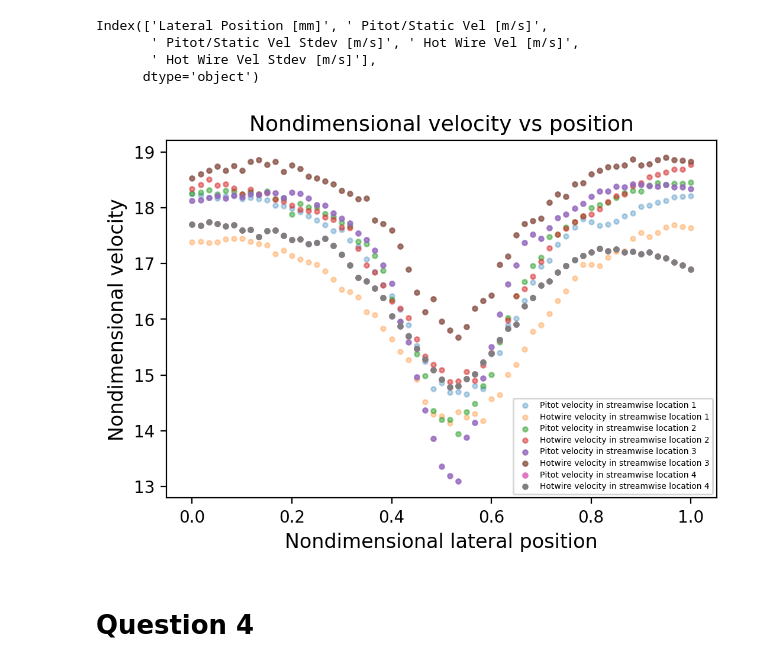
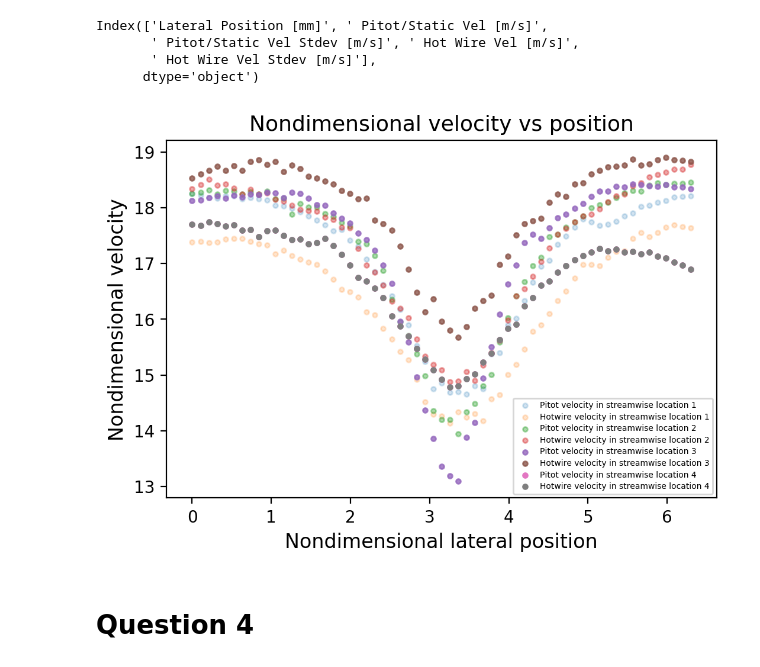
Before and after one commit to RandyChen233/AE460-aerodynamics-propulsion-Lab, a Jupyter notebook: lab4/data_processing_clean.ipynb, the cells around one changed output. Cells and saved outputs as stored; diff of their text form; code cells hidden in the pictures.

```diff
--- a/lab4/data_processing_clean.ipynb
+++ b/lab4/data_processing_clean.ipynb
@@ -127,41 +127,41 @@ y0_1 =velocity1['Lateral Position [mm]'][np.argmin(velocity1['Lateral Position [
 y0_2 =velocity1['Lateral Position [mm]'][np.argmin(velocity2['Lateral Position [mm]'])]
 y0_3 =velocity1['Lateral Position [mm]'][np.argmin(velocity3['Lateral Position [mm]'])]
 y0_4 =velocity1['Lateral Position [mm]'][np.argmin(velocity4['Lateral Position [mm]'])]
-D = 120 #mm
+D = 19.05 #mm, diameter of the larger cylinder
 #will be used to normalzie lateral location
 # %%
 #comment: should I use scatter plot or line plot???
 plt.figure(dpi=200)
 plt.scatter((velocity1['Lateral Position [mm]']-y0_1)/D,velocity1[' Pitot/Static Vel [m/s]'],\
-            label='Pitot velocity in streamwise location 1',s=8,alpha=0.3);
+            label='Pitot velocity in streamwise location 1',s=8,alpha=0.2);
 
 plt.scatter((velocity1['Lateral Position [mm]']-y0_1)/D,velocity1[' Hot Wire Vel [m/s]'],\
-            label='Hotwire velocity in streamwise location 1',s=8,alpha=0.3);
+            label='Hotwire velocity in streamwise location 1',s=8,alpha=0.2);
 
 plt.scatter((velocity2['Lateral Position [mm]']-y0_2)/D,velocity2[' Pitot/Static Vel [m/s]'],\
-            label='Pitot velocity in streamwise location 2',s=8,alpha=0.5);
+            label='Pitot velocity in streamwise location 2',s=8,alpha=0.4);
 
 plt.scatter((velocity2['Lateral Position [mm]']-y0_2)/D,velocity2[' Hot Wire Vel [m/s]'],\
-            label='Hotwire velocity in streamwise location 2',s=8,alpha=0.5);
+            label='Hotwire velocity in streamwise location 2',s=8,alpha=0.4);
 
 plt.scatter((velocity3['Lateral Position [mm]']-y0_3)/D,velocity3[' Pitot/Static Vel [m/s]'],\
             label='Pitot velocity in streamwise location 3',s=8,alpha=0.8);
 
 plt.scatter((velocity3['Lateral Position [mm]']-y0_3)/D,velocity3[' Hot Wire Vel [m/s]'],\
             label='Hotwire velocity in streamwise location 3',s=8,alpha=0.8);
 
 plt.scatter((velocity4['Lateral Position [mm]']-y0_4)/D,velocity4[' Hot Wire Vel [m/s]'],\
             label='Pitot velocity in streamwise location 4',s=8);
 
 plt.scatter((velocity4['Lateral Position [mm]']-y0_4)/D,velocity4[' Hot Wire Vel [m/s]'],\
             label='Hotwire velocity in streamwise location 4',s=8);
 
 plt.legend(loc='lower right',prop={'size': 5},labelspacing=0.4);
 plt.xlabel('Nondimensional lateral position',fontsize=12);
 plt.ylabel('Nondimensional velocity',fontsize=12);
 plt.title('Nondimensional velocity vs position',fontsize=13);
 # %% [output]
-[figure, old version]
+[figure, new version]
 # %% [markdown]
 # Question 4
 # %% [markdown]
```
Also changed, not shown: parts of 4 cells of this notebook, 1 other file.
